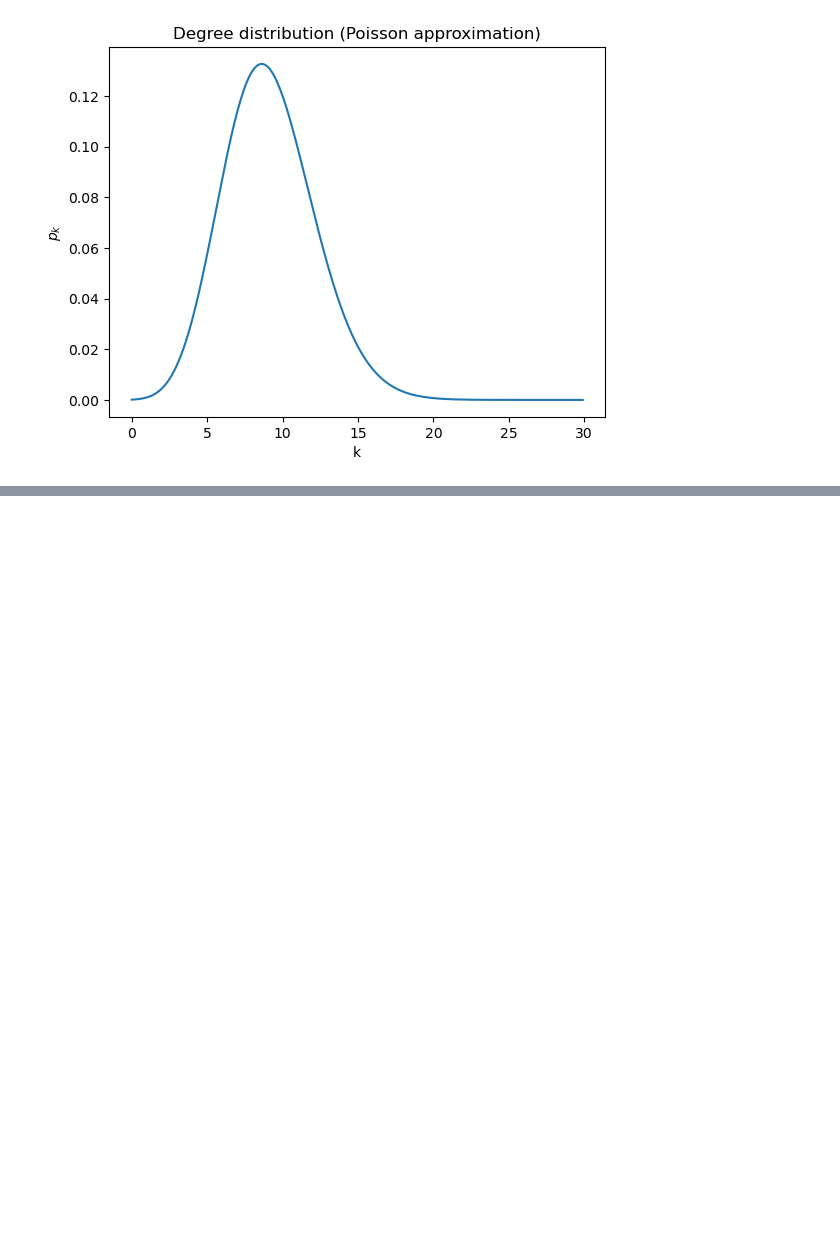
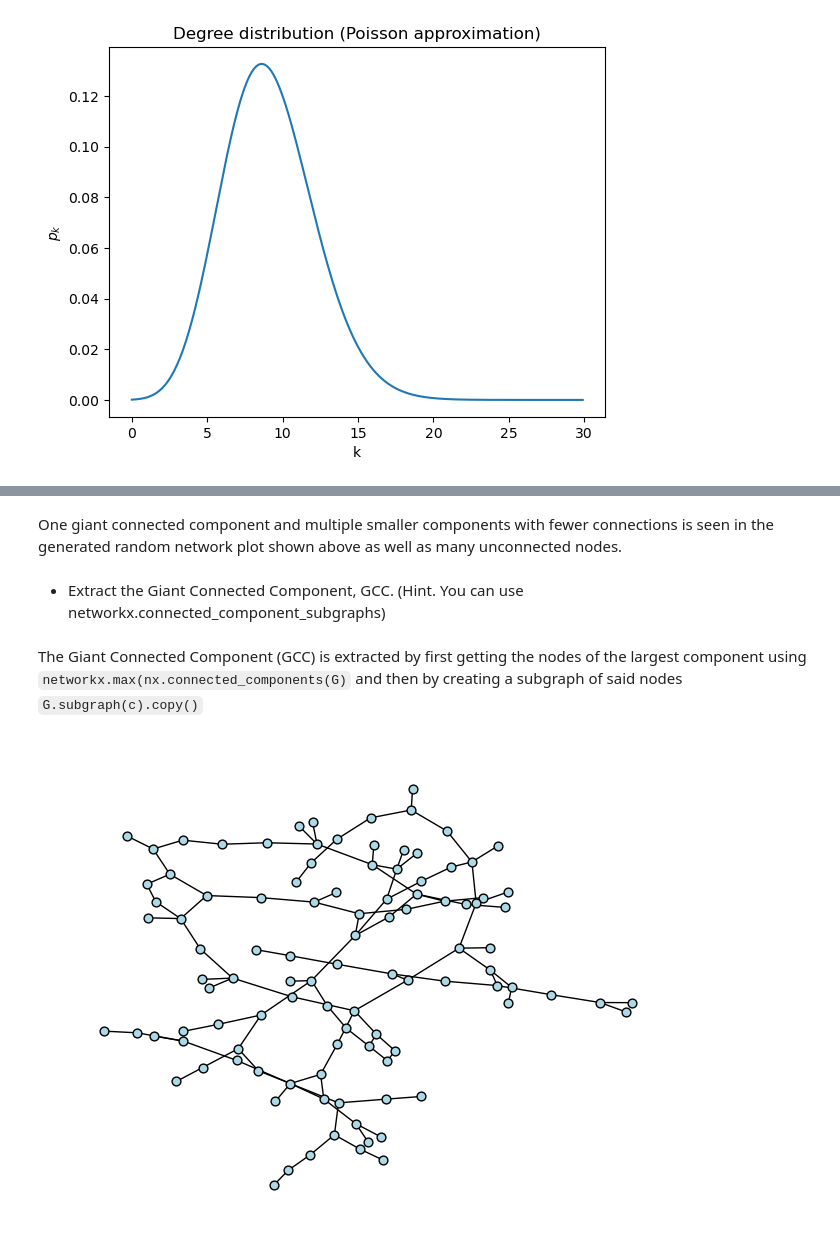
Before and after one commit to peern/social-graphs-assignments, a Jupyter notebook: assignment-1/assignment-1.ipynb, the cells around one changed output, grey strips where cells are left out. Cells and saved outputs as stored; diff of their text form; code cells hidden in the pictures; blank space fills up the shorter version.

```diff
--- a/assignment-1/assignment-1.ipynb
+++ b/assignment-1/assignment-1.ipynb
@@ -124,0 +153,15 @@ The degree distribution is shown in the plot above where the highest probability
+# %% [markdown]
+One giant connected component and multiple smaller components with fewer connections is seen in the generated random network plot shown above as well as many unconnected nodes.
+# %% [markdown]
+* Extract the Giant Connected Component, GCC. (Hint. You can use networkx.connected_component_subgraphs)
+# %% [markdown]
+The Giant Connected Component (GCC) is extracted by first getting the nodes of the largest component using `networkx.max(nx.connected_components(G)` and then by creating a subgraph of said nodes `G.subgraph(c).copy()`
+# %%
+largest_cc = max(nx.connected_components(RG), key=len) # get nodes of largest component
+GCC = RG.subgraph(largest_cc).copy() # create GCC as a copy of the subgraph largest_cc
+
+# plot giant connected component
+nx.draw(GCC, node_color = 'lightblue', **options)
+plt.show()
+# %% [output]
+[figure, added]
```
Also changed, not shown: parts of 21 cells of this notebook.
